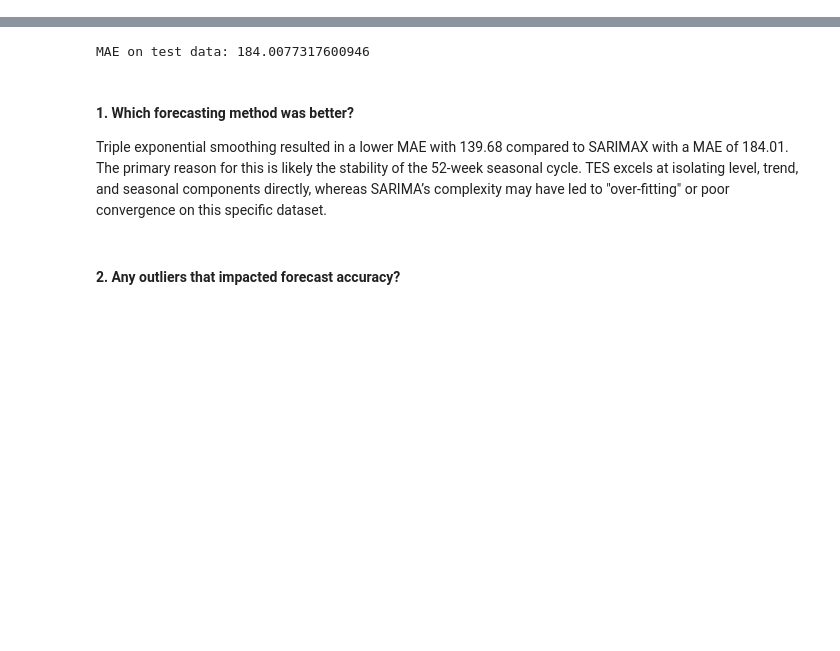
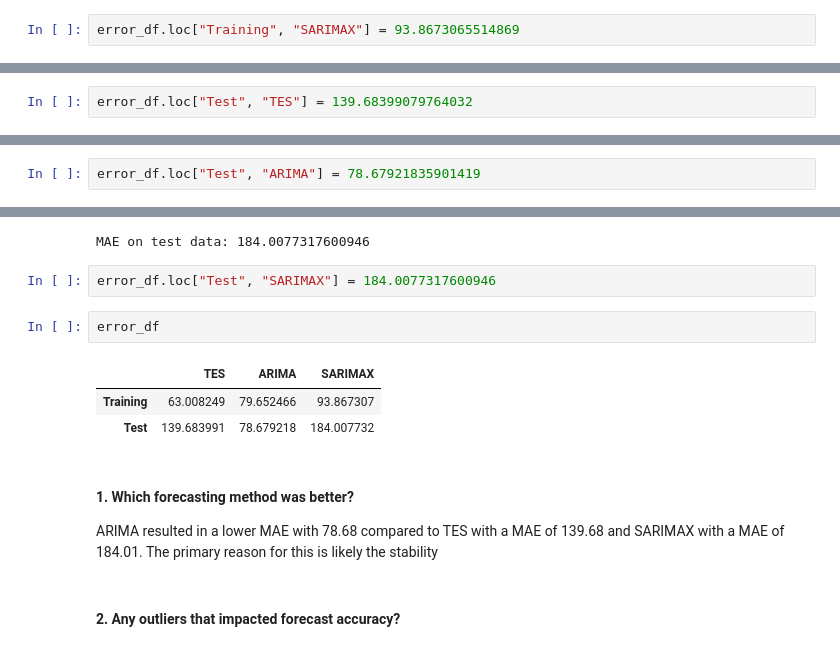
Before and after one commit to zaherarman/forecasting-learning, a Jupyter notebook: ambulance-forecasting.ipynb, the cells around one changed output, grey strips where cells are left out. Saved outputs shown, nothing was run; the diff lists cells and outputs as text; blank space fills up the shorter version.

```diff
--- a/ambulance-forecasting.ipynb
+++ b/ambulance-forecasting.ipynb
@@ -385,6 +390,8 @@ mae = mean_absolute_error(ambulance_train_df['calls'], fitted_values)
 print("MAE on fitted training data:", mae)
 # %% [output]
 MAE on fitted training data: 93.8673065514869
+# %%
+error_df.loc["Training", "SARIMAX"] = 93.8673065514869
 # %% [markdown]
 ###  Comparison to Actual Data
 # %% [markdown]
@@ -408,4 +415,6 @@ mae = mean_absolute_error(ambulance_test_df['calls'], forecast.values)
 print("MAE on test data:", mae)
 # %% [output]
 MAE on test data: 139.68399079764032
+# %%
+error_df.loc["Test", "TES"] = 139.68399079764032
 # %% [markdown]
@@ -429,6 +438,8 @@ mae = mean_absolute_error(ambulance_test_df['calls'], forecast_series.values)
 print("MAE on test data:", mae)
 # %% [output]
 MAE on test data: 78.67921835901419
+# %%
+error_df.loc["Test", "ARIMA"] = 78.67921835901419
 # %% [markdown]
 ### SARIMAX
 # %%
@@ -447,10 +458,18 @@ mae = mean_absolute_error(ambulance_test_df['calls'], predicted_mean.values)
 print("MAE on test data:", mae)
 # %% [output]
 MAE on test data: 184.0077317600946
+# %%
+error_df.loc["Test", "SARIMAX"] = 184.0077317600946
+# %%
+error_df
+# %% [output]
+|  | TES | ARIMA | SARIMAX |
+| Training | 63.008249 | 79.652466 | 93.867307 |
+| Test | 139.683991 | 78.679218 | 184.007732 |
 # %% [markdown]
 #### 1. Which forecasting method was better?
 
-Triple exponential smoothing resulted in a lower MAE with 139.68 compared to SARIMAX with a MAE of 184.01. The primary reason for this is likely the stability of the 52-week seasonal cycle. TES excels at isolating level, trend, and seasonal components directly, whereas SARIMA’s complexity may have led to "over-fitting" or poor convergence on this specific dataset.
+ARIMA resulted in a lower MAE with 78.68 compared to TES with a MAE of 139.68 and SARIMAX with a MAE of 184.01. The primary reason for this is likely the stability
 # %% [markdown]
 #### 2. Any outliers that impacted forecast accuracy?
 # %%
```
Also changed, not shown: parts of 10 cells of this notebook.
